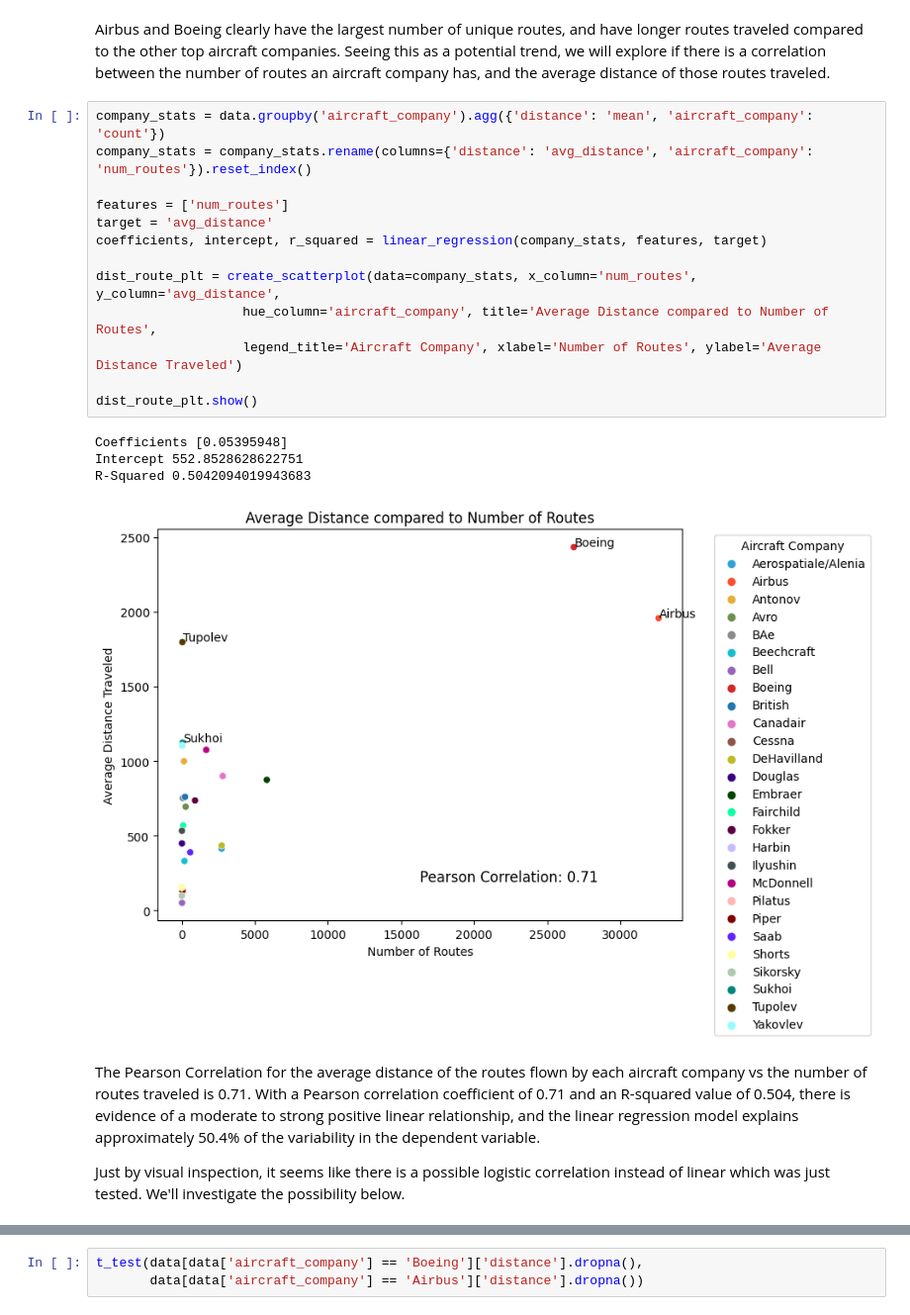
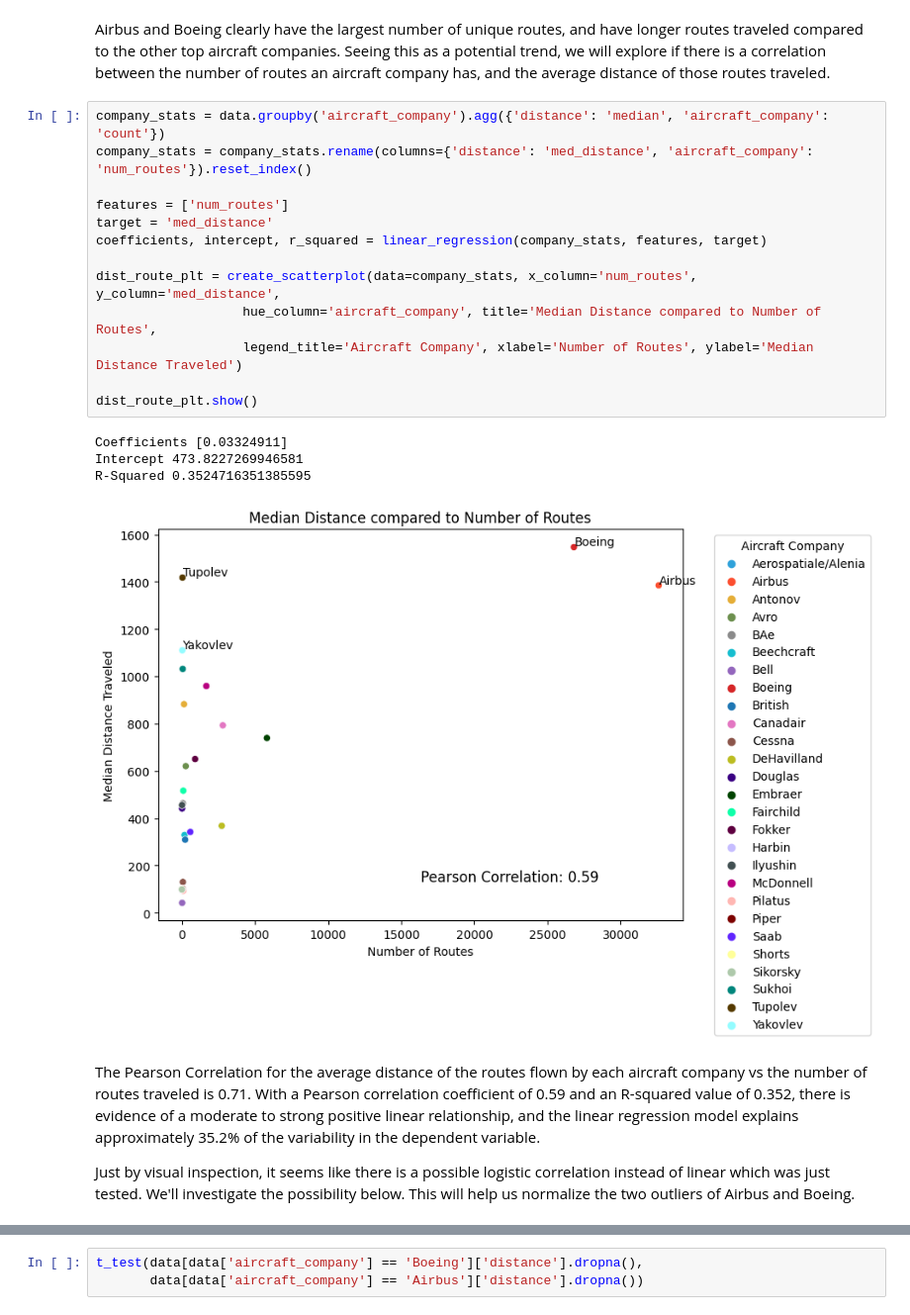
Before and after one commit to sakinanazarali/MADS_Milestone1, a Jupyter notebook: analysis.ipynb, the cells around one changed output, grey strips where cells are left out. Shown at 99% size. Cells and saved outputs as stored; diff of their text form.

```diff
--- a/analysis.ipynb
+++ b/analysis.ipynb
@@ -329,27 +329,27 @@ plt.show()
 # %% [markdown]
 Airbus and Boeing clearly have the largest number of unique routes, and have longer routes traveled compared to the other top aircraft companies. Seeing this as a potential trend, we will explore if there is a correlation between the number of routes an aircraft company has, and the average distance of those routes traveled.
 # %%
-company_stats = data.groupby('aircraft_company').agg({'distance': 'mean', 'aircraft_company': 'count'})
-company_stats = company_stats.rename(columns={'distance': 'avg_distance', 'aircraft_company': 'num_routes'}).reset_index()
+company_stats = data.groupby('aircraft_company').agg({'distance': 'median', 'aircraft_company': 'count'})
+company_stats = company_stats.rename(columns={'distance': 'med_distance', 'aircraft_company': 'num_routes'}).reset_index()
 
 features = ['num_routes']
-target = 'avg_distance'
+target = 'med_distance'
 coefficients, intercept, r_squared = linear_regression(company_stats, features, target)
 
-dist_route_plt = create_scatterplot(data=company_stats, x_column='num_routes', y_column='avg_distance',
-                   hue_column='aircraft_company', title='Average Distance compared to Number of Routes',
-                   legend_title='Aircraft Company', xlabel='Number of Routes', ylabel='Average Distance Traveled')
+dist_route_plt = create_scatterplot(data=company_stats, x_column='num_routes', y_column='med_distance',
+                   hue_column='aircraft_company', title='Median Distance compared to Number of Routes',
+                   legend_title='Aircraft Company', xlabel='Number of Routes', ylabel='Median Distance Traveled')
 
 dist_route_plt.show()
 # %% [output]
-Coefficients [0.05395948]
-Intercept 552.8528628622751
-R-Squared 0.5042094019943683
+Coefficients [0.03324911]
+Intercept 473.8227269946581
+R-Squared 0.3524716351385595
-[figure, old version]
+[figure, new version]
 # %% [markdown]
-The Pearson Correlation for the average distance of the routes flown by each aircraft company vs the number of routes traveled is 0.71. With a Pearson correlation coefficient of 0.71 and an R-squared value of 0.504, there is evidence of a moderate to strong positive linear relationship, and the linear regression model explains approximately 50.4% of the variability in the dependent variable.
+The Pearson Correlation for the average distance of the routes flown by each aircraft company vs the number of routes traveled is 0.71. With a Pearson correlation coefficient of 0.59 and an R-squared value of 0.352, there is evidence of a moderate to strong positive linear relationship, and the linear regression model explains approximately 35.2% of the variability in the dependent variable.
 
-Just by visual inspection, it seems like there is a possible logistic correlation instead of linear which was just tested. We'll investigate the possibility below.
+Just by visual inspection, it seems like there is a possible logistic correlation instead of linear which was just tested. We'll investigate the possibility below. This will help us normalize the two outliers of Airbus and Boeing.
 # %%
 company_stats['num_routes_log'] = np.log(company_stats['num_routes'])
 features = ['num_routes_log']
```
Also changed, not shown: parts of 6 cells of this notebook.
